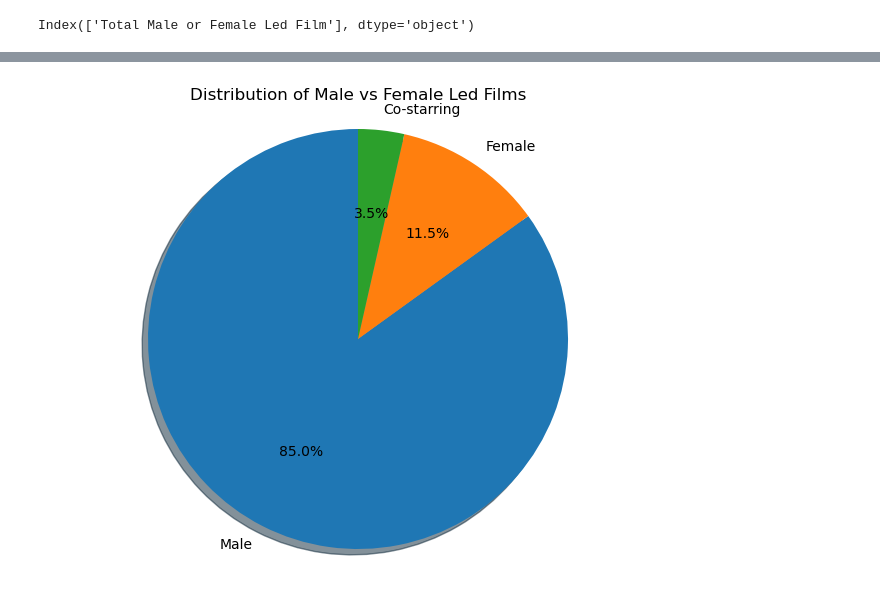
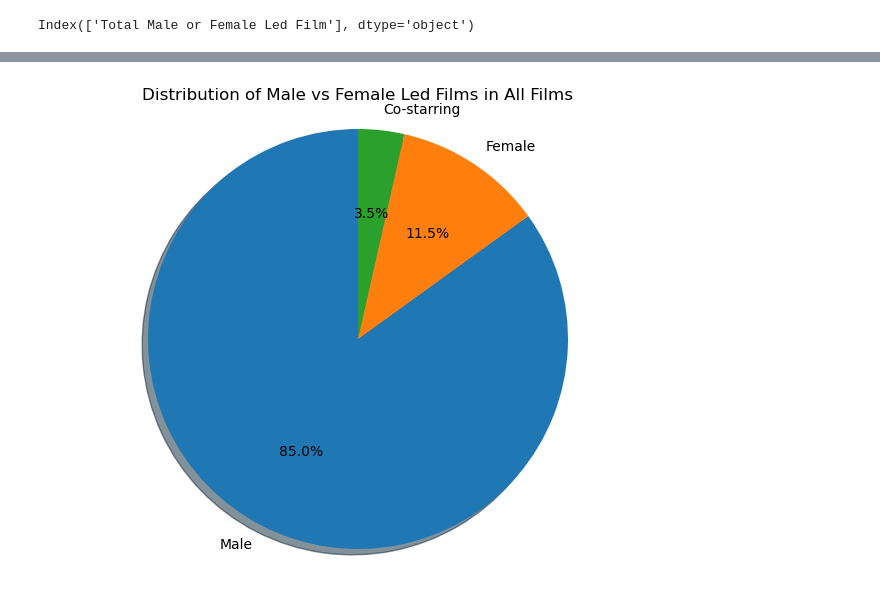
Before and after one commit to Nathan-Savage/project1, a Jupyter notebook: NA_Project1_notebook.ipynb, the cells around one changed output, grey strips where cells are left out. Cells and saved outputs as stored; diff of their text form; code cells hidden in the pictures.

```diff
--- a/NA_Project1_notebook.ipynb
+++ b/NA_Project1_notebook.ipynb
@@ -105,11 +105,13 @@ grouped_movies_rename.head()
 # %%
 #generate pie chart VISUALIZATION #1
 male_vs_female = grouped_movies_rename[['Franchise','Male/Female-led']]
 male_female_counts = male_vs_female['Male/Female-led'].value_counts()
 plt.figure(figsize=(8,6))
 plt.pie(male_female_counts, labels=male_female_counts.index, autopct='%1.1f%%', startangle=90, shadow=True)
-plt.title('Distribution of Male vs Female Led Films')
+plt.title('Distribution of Male vs Female Led Films in All Films')
 plt.axis('equal')
 plt.show()
+
+#need to drop co-starring
 # %% [output]
-[figure, old version]
+[figure, new version]
```
Also changed, not shown: parts of 4 cells of this notebook.
